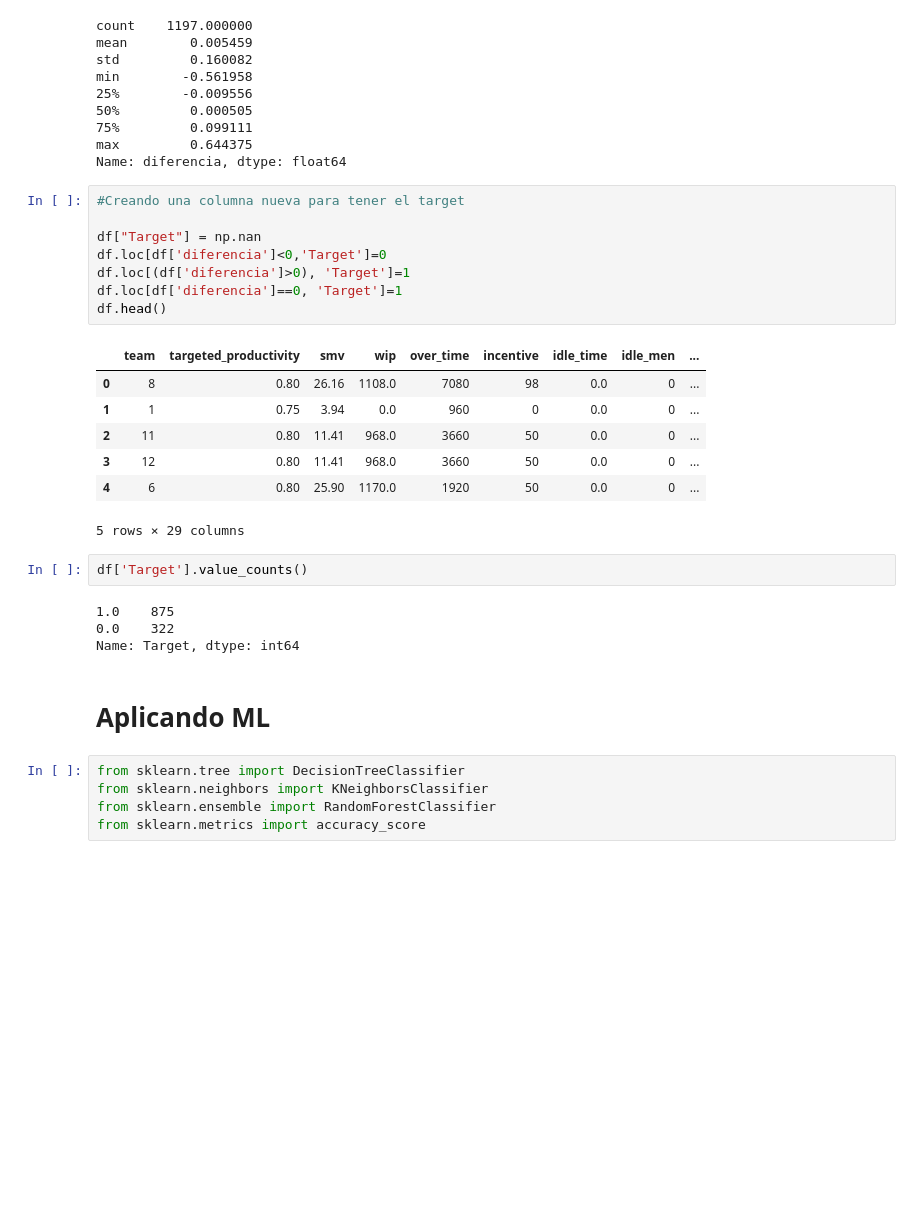
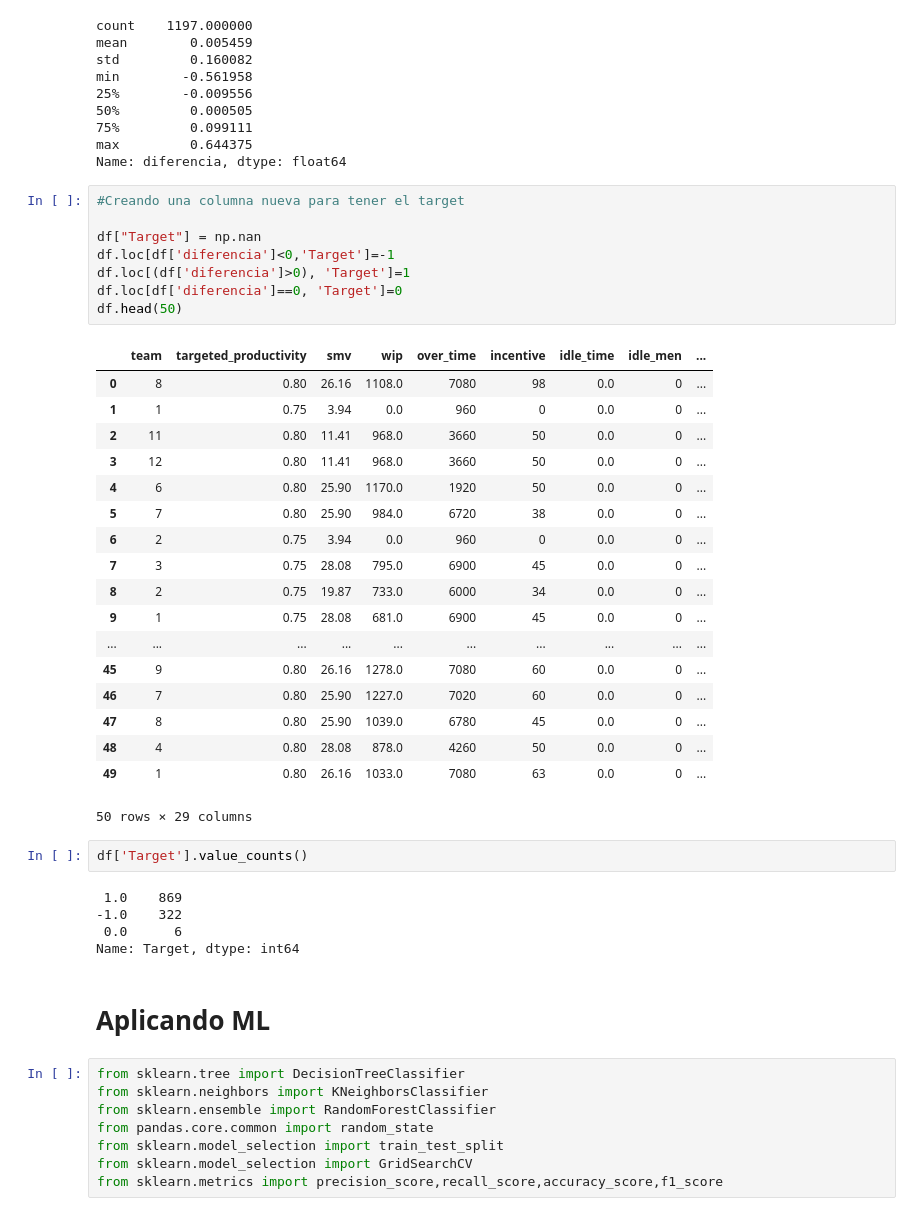
Before and after one commit to aparedesum/ProductivityPrediction, a Jupyter notebook: EvaluacionModelosProductividad.ipynb, the cells around one changed output. Cells and saved outputs as stored; diff of their text form; blank space fills up the shorter version.

```diff
--- a/EvaluacionModelosProductividad.ipynb
+++ b/EvaluacionModelosProductividad.ipynb
@@ -233,24 +233,36 @@ Name: diferencia, dtype: float64
 # %%
 #Creando una columna nueva para tener el target
 
 df["Target"] = np.nan
-df.loc[df['diferencia']<0,'Target']=0
+df.loc[df['diferencia']<0,'Target']=-1
 df.loc[(df['diferencia']>0), 'Target']=1
-df.loc[df['diferencia']==0, 'Target']=1
-df.head()
+df.loc[df['diferencia']==0, 'Target']=0
+df.head(50)
 # %% [output]
 |  | team | targeted_productivity | smv | wip | over_time | incentive | idle_time | idle_men | ... |
 | 0 | 8 | 0.80 | 26.16 | 1108.0 | 7080 | 98 | 0.0 | 0 | ... |
 | 1 | 1 | 0.75 | 3.94 | 0.0 | 960 | 0 | 0.0 | 0 | ... |
 | 2 | 11 | 0.80 | 11.41 | 968.0 | 3660 | 50 | 0.0 | 0 | ... |
 | 3 | 12 | 0.80 | 11.41 | 968.0 | 3660 | 50 | 0.0 | 0 | ... |
 | 4 | 6 | 0.80 | 25.90 | 1170.0 | 1920 | 50 | 0.0 | 0 | ... |
+| 5 | 7 | 0.80 | 25.90 | 984.0 | 6720 | 38 | 0.0 | 0 | ... |
+| 6 | 2 | 0.75 | 3.94 | 0.0 | 960 | 0 | 0.0 | 0 | ... |
+| 7 | 3 | 0.75 | 28.08 | 795.0 | 6900 | 45 | 0.0 | 0 | ... |
+| 8 | 2 | 0.75 | 19.87 | 733.0 | 6000 | 34 | 0.0 | 0 | ... |
+| 9 | 1 | 0.75 | 28.08 | 681.0 | 6900 | 45 | 0.0 | 0 | ... |
+| ... | ... | ... | ... | ... | ... | ... | ... | ... | ... |
+| 45 | 9 | 0.80 | 26.16 | 1278.0 | 7080 | 60 | 0.0 | 0 | ... |
+| 46 | 7 | 0.80 | 25.90 | 1227.0 | 7020 | 60 | 0.0 | 0 | ... |
+| 47 | 8 | 0.80 | 25.90 | 1039.0 | 6780 | 45 | 0.0 | 0 | ... |
+| 48 | 4 | 0.80 | 28.08 | 878.0 | 4260 | 50 | 0.0 | 0 | ... |
+| 49 | 1 | 0.80 | 26.16 | 1033.0 | 7080 | 63 | 0.0 | 0 | ... |
-5 rows × 29 columns
+50 rows × 29 columns
 # %%
 df['Target'].value_counts()
 # %% [output]
-1.0    875
-0.0    322
+ 1.0    869
+-1.0    322
+ 0.0      6
 Name: Target, dtype: int64
 # %% [markdown]
 # **Aplicando ML**
@@ -258,6 +270,9 @@ Name: Target, dtype: int64
 from sklearn.tree import DecisionTreeClassifier
 from sklearn.neighbors import KNeighborsClassifier
 from sklearn.ensemble import RandomForestClassifier
-from sklearn.metrics import accuracy_score
+from pandas.core.common import random_state
+from sklearn.model_selection import train_test_split
+from sklearn.model_selection import GridSearchCV
+from sklearn.metrics import precision_score,recall_score,accuracy_score,f1_score
 # %%
 #Separando la data en dos partes para aplica ML
```
Also changed, not shown: parts of 9 cells of this notebook.
